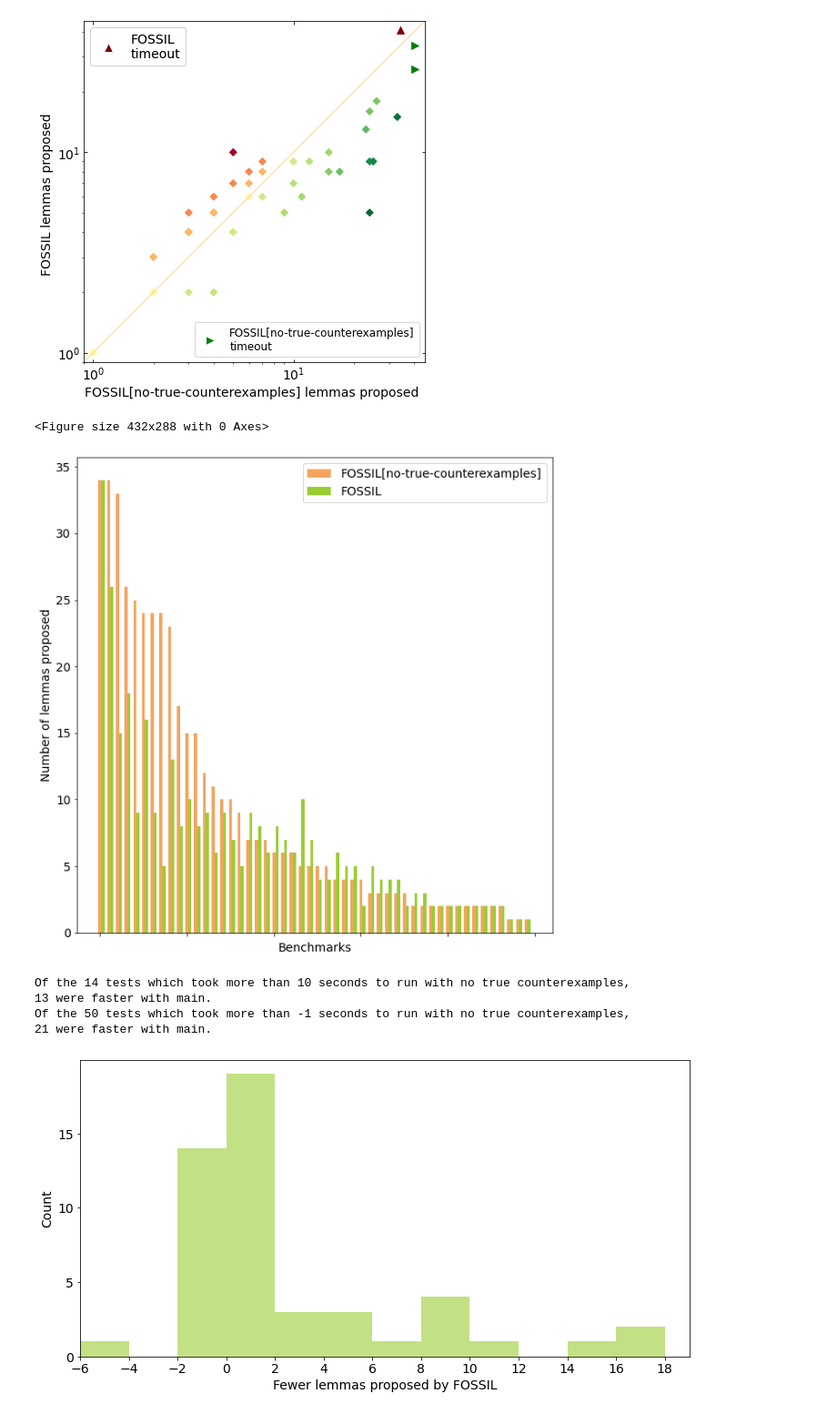
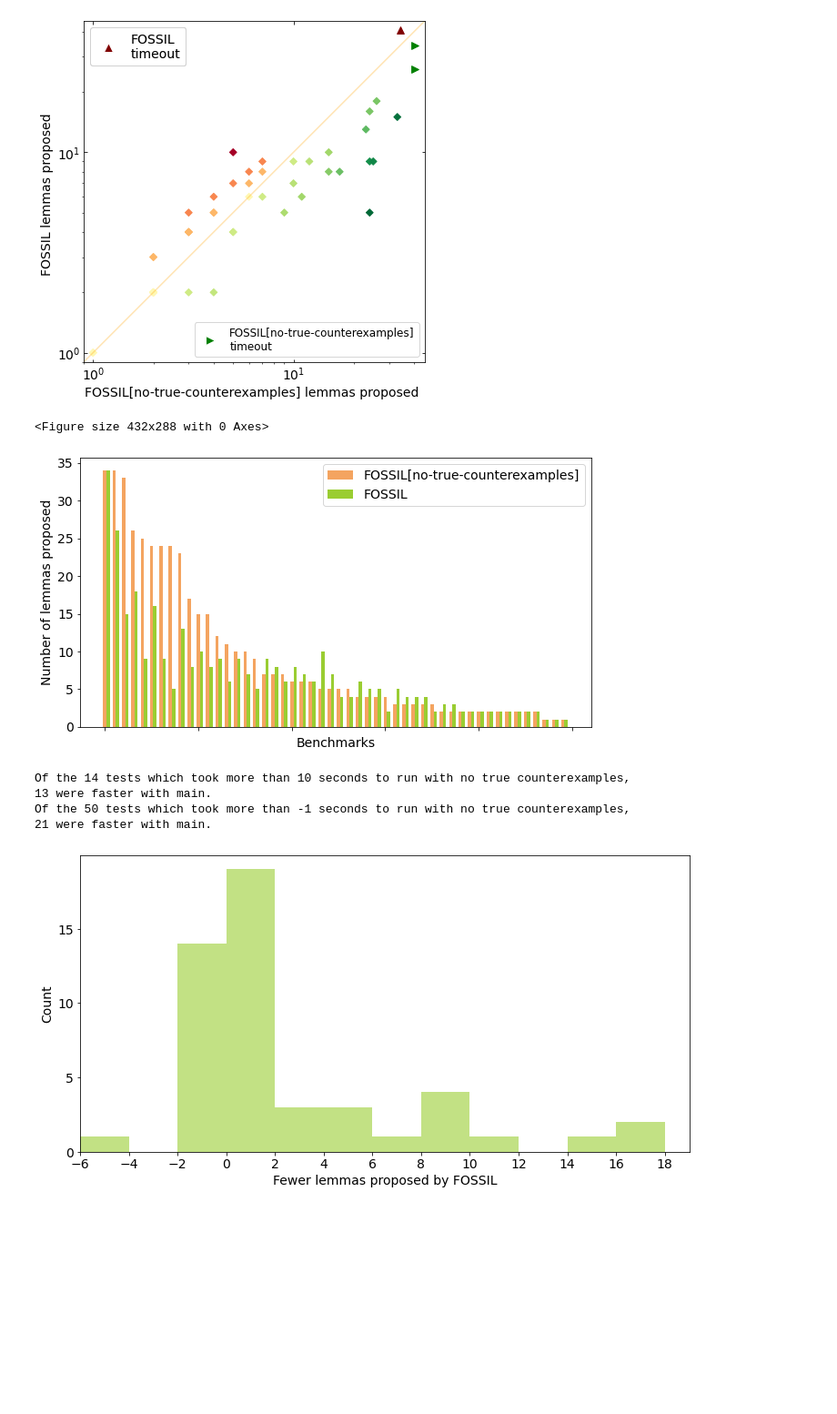
Before and after one commit to muraliadithya/FOSSIL, a Jupyter notebook: plotting/plotter.ipynb, the cells around one changed output. Shown at 91% size. Cells and saved outputs as stored; diff of their text form; code cells hidden in the pictures; blank space fills up the shorter version.

Commit message:
widened bar graph for lemma proposals

```diff
--- a/plotting/plotter.ipynb
+++ b/plotting/plotter.ipynb
@@ -139,36 +139,36 @@ bottom, height = 0.1, 0.65
 rect_bar = [left, bottom, width, height]
 
 # Start with a rectangular Figure
-plt.figure(figsize=(12, 12))
+plt.figure(figsize=(12, 6.32))
 ax = plt.axes(rect_bar)
 
 #y_prop = [yi for _, yi in sorted(zip(x, y_prop), reverse=True)]
 #x_prop = [xi for _, xi in sorted(zip(x, x_prop), reverse=True)]
 y_prop = [yi for _, yi in sorted(zip(x_prop, y_prop), reverse=True)]
 x_prop = sorted(x_prop, reverse=True)
 
 N = len(names)
 ind = np.arange(N)  # the x locations for the groups
 width = 0.35      #  the width of the bars
 
 rects1 = ax.bar(ind,         x_prop, width, color='sandybrown')
 rects2 = ax.bar(ind + width, y_prop, width, color='yellowgreen')
 
 ax.set_ylabel('Number of lemmas proposed')
 ax.set_xlabel('Benchmarks')
 ax.set_xticklabels([])
 ax.set_title('')
 
 ax.legend((rects1[0], rects2[0]), ('FOSSIL[no-true-counterexamples]', 'FOSSIL'))
 fig.tight_layout()
 plt.savefig('plots/bar_FOSSIL_no-true-counterexamples_-FOSSIL_lemmas-proposed.png',
             bbox_inches = 'tight', pad_inches = 0.2, dpi=100)
 plt.show()
 check_bench(x_prop, y_prop, first_name='no true counterexamples', second_name='main')
 check_bench(x_prop, y_prop, first_name='no true counterexamples', second_name='main', bench=-1)
 # %% [output]
 <Figure size 432x288 with 0 Axes>
-[figure, old version]
+[figure, new version]
 Of the 14 tests which took more than 10 seconds to run with no true counterexamples,
 13 were faster with main.
 Of the 50 tests which took more than -1 seconds to run with no true counterexamples,
```
Also changed, not shown: 2 other files.
